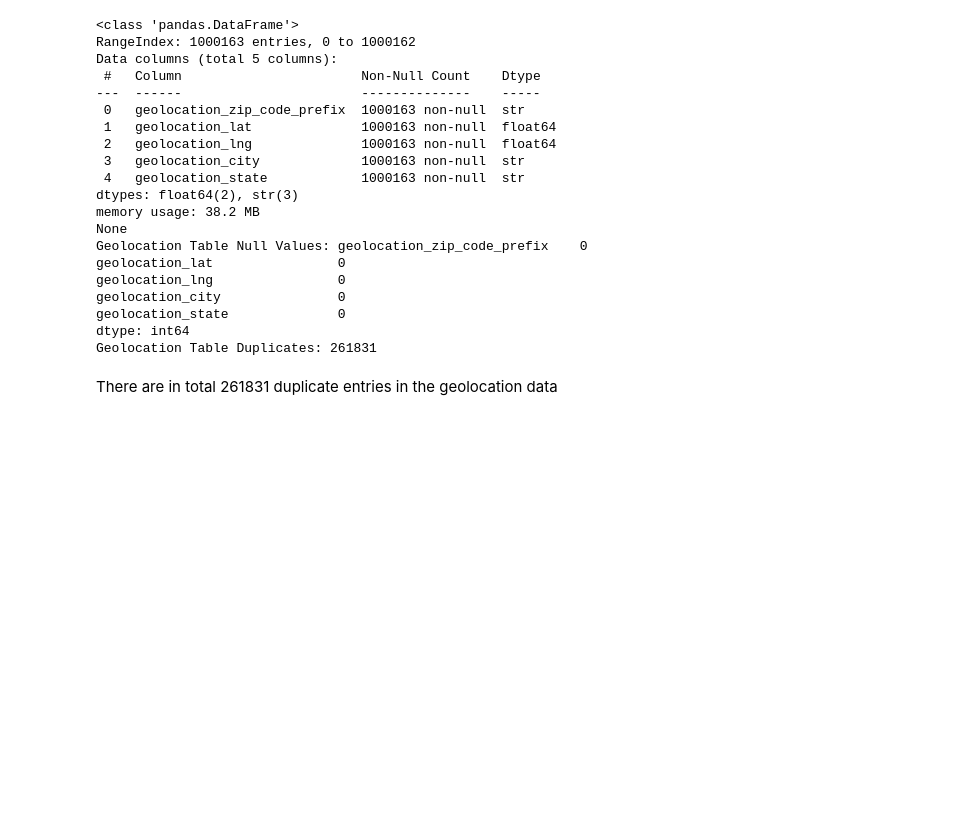
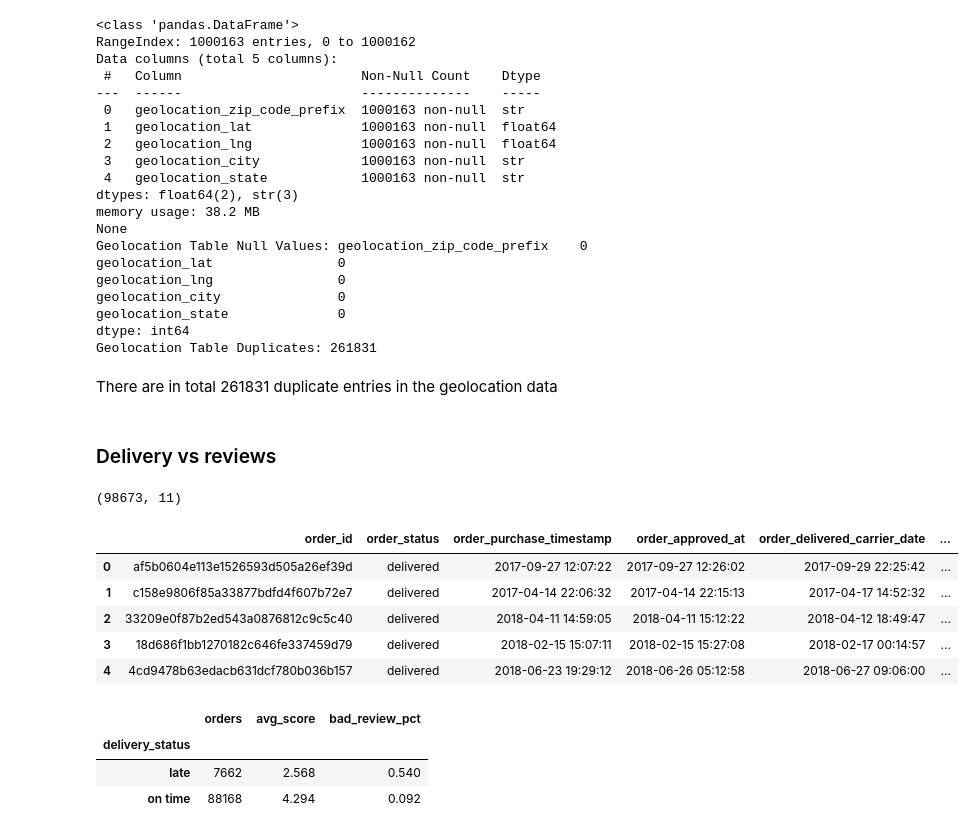
Before and after one commit to koustubhprem/elio-assessment, a Jupyter notebook: notebooks/00_load_and_explore_data.ipynb, the cells around one changed output. Saved outputs shown, nothing was run; the diff lists cells and outputs as text; code cells hidden in the pictures; blank space fills up the shorter version.

Commit message:
Deepdive on bad reviews

```diff
--- a/notebooks/00_load_and_explore_data.ipynb
+++ b/notebooks/00_load_and_explore_data.ipynb
@@ -492,3 +548,23 @@ dtype: int64
 Geolocation Table Duplicates: 261831
 # %% [markdown]
 There are in total 261831 duplicate entries in the geolocation data
+# %% [markdown]
+### Delivery vs reviews
+# %%
+# one row per order: order dates, earliest review, delivery status and delivery time
+subset_data = con.execute("""
+    select o.order_id, o.order_status, o.order_purchase_timestamp, o.order_approved_at,
+           o.order_delivered_carrier_date, o.order_delivered_customer_date, o.order_estimated_delivery_date,
+           r.review_score, r.review_answer_timestamp,
+          case when r.review_score <= 2 then 1 else 0 end as bad_review,
+           case when o.order_delivered_customer_date is null then null
+                when o.order_delivered_customer_date > o.order_estimated_delivery_date then 'late'
+                else 'on time' end as delivery_status
+    from olist_orders_dataset o
+    join olist_order_reviews_dataset r on o.order_id = r.order_id
+    qualify row_number() over (partition by o.order_id order by r.review_answer_timestamp) = 1
+""").df()
+# %%
+subset_data.shape
+# %% [output]
+(98673, 11)
@@ -494,0 +573,21 @@ There are in total 261831 duplicate entries in the geolocation data
+# %%
+subset_data.head()
+# %% [output]
+|  | order_id | order_status | order_purchase_timestamp | order_approved_at | order_delivered_carrier_date | ... |
+| 0 | af5b0604e113e1526593d505a26ef39d | delivered | 2017-09-27 12:07:22 | 2017-09-27 12:26:02 | 2017-09-29 22:25:42 | ... |
+| 1 | c158e9806f85a33877bdfd4f607b72e7 | delivered | 2017-04-14 22:06:32 | 2017-04-14 22:15:13 | 2017-04-17 14:52:32 | ... |
+| 2 | 33209e0f87b2ed543a0876812c9c5c40 | delivered | 2018-04-11 14:59:05 | 2018-04-11 15:12:22 | 2018-04-12 18:49:47 | ... |
+| 3 | 18d686f1bb1270182c646fe337459d79 | delivered | 2018-02-15 15:07:11 | 2018-02-15 15:27:08 | 2018-02-17 00:14:57 | ... |
+| 4 | 4cd9478b63edacb631dcf780b036b157 | delivered | 2018-06-23 19:29:12 | 2018-06-26 05:12:58 | 2018-06-27 09:06:00 | ... |
+# %%
+# average score and bad review rate for late vs on time deliveries
+subset_data.groupby("delivery_status").agg(
+    orders=("order_id", "count"),
+    avg_score=("review_score", "mean"),
+    bad_review_pct=("bad_review", "mean"),
+).round(3)
+# %% [output]
+|  | orders | avg_score | bad_review_pct |
+| delivery_status |  |  |  |
+| late | 7662 | 2.568 | 0.540 |
+| on time | 88168 | 4.294 | 0.092 |
```
Also changed, not shown: parts of 17 cells of this notebook.
